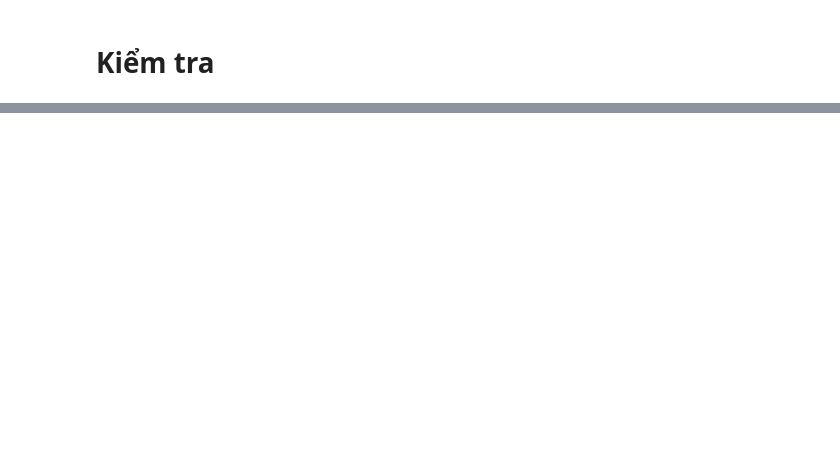
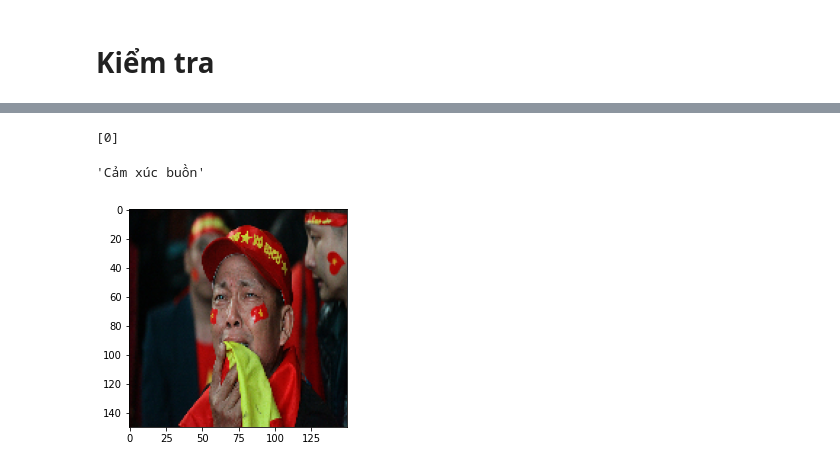
Before and after one commit to QuangLe102/AI, a Jupyter notebook: KIEMTRA-LeQuangChien-19146310.ipynb, the cells around one changed output, grey strips where cells are left out. Cells and saved outputs as stored; diff of their text form; code cells hidden in the pictures; blank space fills up the shorter version.

```diff
--- a/KIEMTRA-LeQuangChien-19146310.ipynb
+++ b/KIEMTRA-LeQuangChien-19146310.ipynb
@@ -122,2 +122,16 @@ Label[pred[0]]
+# %%
+img = cv2.resize(cv2.imread('CDV.jpg'), (150,150))
+plt.imshow(cv2.cvtColor(img, cv2.COLOR_BGR2RGB), cmap=plt.get_cmap('gray'))
+img = img.reshape(1,150,150,3)
+img = img.astype('float32')
+img /= 255
+pred = np.argmax(model.predict(img), axis = 1)
+print(pred)
+Label = ['Cảm xúc buồn', 'Cảm xúc ghê tởm', 'Cảm xúc hạnh phúc', 'Cảm xúc sợ hãi']
+Label[pred[0]]
+# %% [output]
+[0]
+'Cảm xúc buồn'
+[figure, added]
 # %%
 #Link: https://drive.google.com/drive/folders/1ydgXSt7wIOe_moy97Mmqvb_bbA1tZukk?usp=sharing
```
Also changed, not shown: parts of 7 cells of this notebook.
